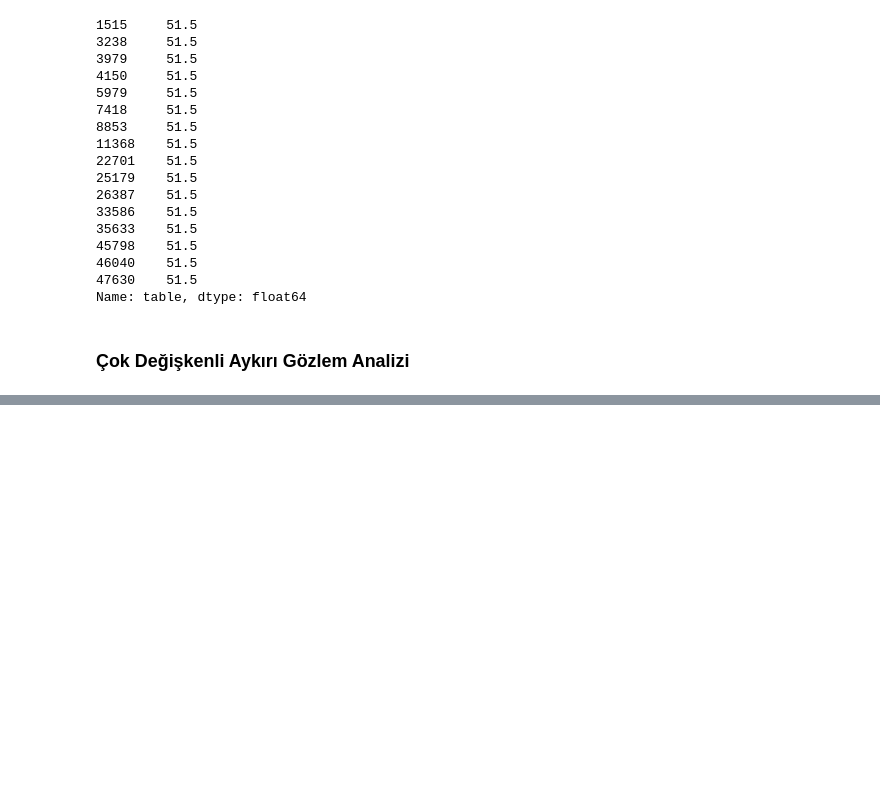
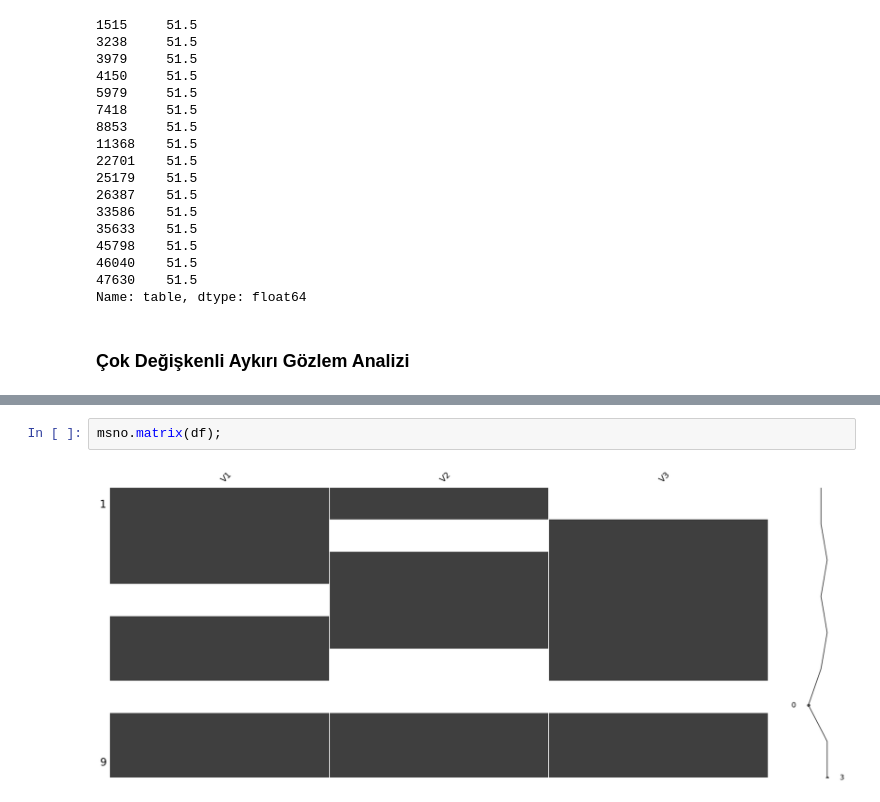
Before and after one commit to MelikeApalak/veri_analizi, a Jupyter notebook: data_preprocessing.ipynb, the cells around one changed output, grey strips where cells are left out. Drawn from its saved outputs; the diff is of its cells as text; blank space fills up the shorter version.

```diff
--- a/data_preprocessing.ipynb
+++ b/data_preprocessing.ipynb
@@ -300,0 +693,4 @@ Name: table, dtype: float64
+# %%
+msno.matrix(df);
+# %% [output]
+[figure, added]
```
Also changed, not shown: parts of 76 cells of this notebook.
